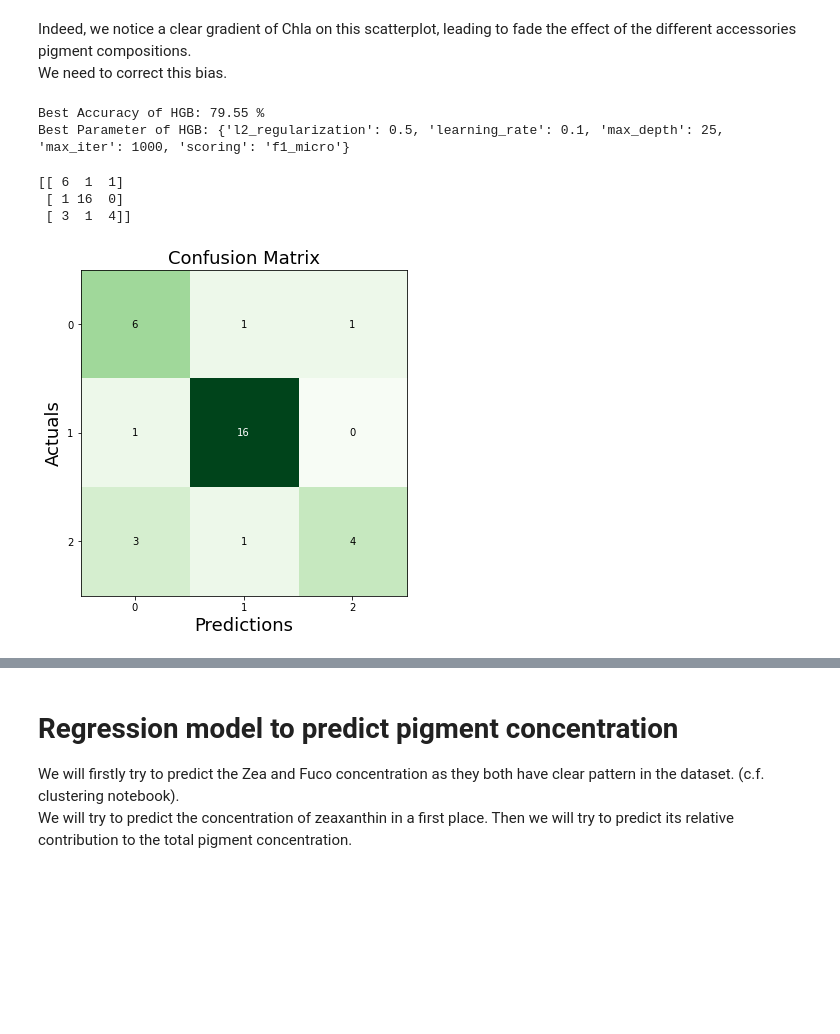
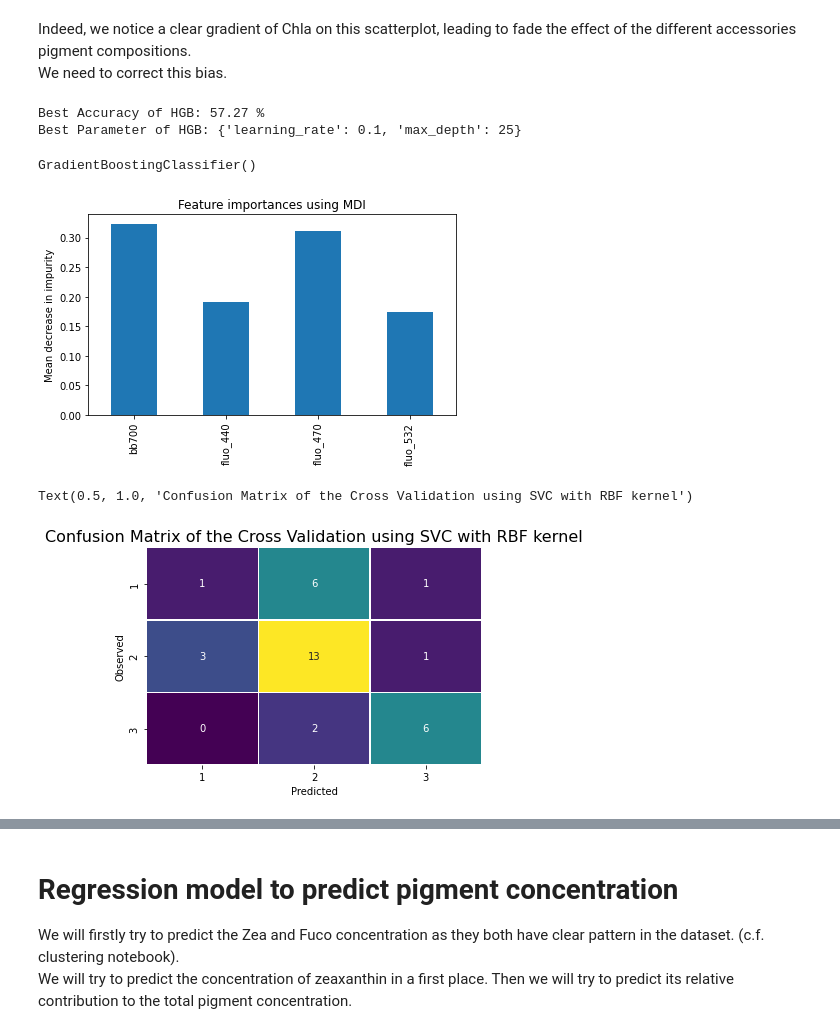
Before and after one commit to Flavi1P/Multispectral-Fluorescence, a Jupyter notebook: Boussole/Scripts/svc_bouss.ipynb, the cells around one changed output, grey strips where cells are left out. Saved outputs shown, nothing was run; the diff lists cells and outputs as text; code cells hidden in the pictures; blank space fills up the shorter version.

Commit message:
precise the hgc model

```diff
--- a/Boussole/Scripts/svc_bouss.ipynb
+++ b/Boussole/Scripts/svc_bouss.ipynb
@@ -42,34 +42,31 @@ Indeed, we notice a clear gradient of Chla on this scatterplot, leading to fade
 We need to correct this bias.
 # %%
 #use the bbp to erase the chla effect
-data = data.assign(f440_bbp = lambda x: x['fluo_440']/x['cdom'],
-                f470_bbp= lambda x: x['fluo_470']/x['cdom'],
-                f532_bbp = lambda x: x['fluo_532']/x['cdom'],
+data = data.assign(f440_bbp = lambda x: x['fluo_440']/x['bb700'],
+                f470_bbp= lambda x: x['fluo_470']/x['bb700'],
+                f532_bbp = lambda x: x['fluo_532']/x['bb700'],
                 f440b_f470b = lambda x: x['f440_bbp']/x['f470_bbp'],
                 f532b_f470b = lambda x: x['f532_bbp']/x['f470_bbp'],
                 f532_f440 = lambda x: x['fluo_532']/x['fluo_440'])
 # %%
 from sklearn.experimental import enable_hist_gradient_boosting
-from sklearn.ensemble import HistGradientBoostingClassifier
+from sklearn.ensemble import GradientBoostingClassifier
 from sklearn.model_selection import cross_validate
 
-histogram_gradient_boosting = HistGradientBoostingClassifier()
+gradient_boosting = GradientBoostingClassifier()
 # %%
 from sklearn.model_selection import GridSearchCV
 from sklearn.model_selection import StratifiedKFold
 
-new_descriptors = data[["f440_f470", "f532_f470", "bb700", "cdom", "temp"]]
+new_descriptors = data[["bb700", "fluo_440", "fluo_470", "fluo_532"]]
 
 
-parameters_hgb = [{'max_iter': [1000],
-                'learning_rate': [0.1],
-                'max_depth' : [25],
-                'l2_regularization': [0.5],
-                'scoring': ['f1_micro']}]
+parameters_hgb = [{'learning_rate': [0.1],
+                'max_depth' : [25]}]
 
 cv = StratifiedKFold(n_splits=10)
 
-grid_search_hgb = GridSearchCV(estimator = histogram_gradient_boosting,
+grid_search_hgb = GridSearchCV(estimator = gradient_boosting,
                            param_grid = parameters_hgb,
                            scoring = 'accuracy',
                            cv = cv,
@@ -80,8 +77,28 @@ best_paramaeter_hgb = grid_search_hgb.best_params_
 print("Best Accuracy of HGB: {:.2f} %".format(best_accuracy_hgb.mean()*100))
 print("Best Parameter of HGB:", best_paramaeter_hgb)
 # %% [output]
-Best Accuracy of HGB: 79.55 %
-Best Parameter of HGB: {'l2_regularization': 0.5, 'learning_rate': 0.1, 'max_depth': 25, 'max_iter': 1000, 'scoring': 'f1_micro'}
+Best Accuracy of HGB: 57.27 %
+Best Parameter of HGB: {'learning_rate': 0.1, 'max_depth': 25}
+# %%
+from sklearn.feature_selection import SelectFromModel
+gradient_boosting.fit(new_descriptors, target)
+# %% [output]
+GradientBoostingClassifier()
+# %%
+model = SelectFromModel(gradient_boosting, prefit=True)
+importances = gradient_boosting.feature_importances_
+
+feature_names = ["bb700", "fluo_440", "fluo_470", "fluo_532"]
+
+forest_importances = pd.Series(importances, index=feature_names)
+
+fig, ax = plt.subplots()
+forest_importances.plot.bar(ax = ax)
+ax.set_title("Feature importances using MDI")
+ax.set_ylabel("Mean decrease in impurity")
+fig.tight_layout()
+# %% [output]
+[figure, added]
 # %%
 from sklearn.model_selection import train_test_split
 X_train, X_test, y_train, y_test = train_test_split(new_descriptors, target, test_size =0.3, stratify = target)
@@ -90,21 +107,25 @@ X_train, X_test, y_train, y_test = train_test_split(new_descriptors, target, tes
 
 grid_search_hgb.fit(X_train,y_train)
 y_pred_hgb = grid_search_hgb.predict(X_test)
-# %%
-from sklearn.metrics import confusion_matrix, accuracy_score, roc_auc_score
-cm_hgb = confusion_matrix(y_test, y_pred_hgb)
-print(cm_hgb)
-from mlxtend.plotting import plot_confusion_matrix
-fig, ax = plot_confusion_matrix(conf_mat=cm_hgb, figsize=(6, 6), cmap=plt.cm.Greens)
-plt.xlabel('Predictions', fontsize=18)
-plt.ylabel('Actuals', fontsize=18)
-plt.title('Confusion Matrix', fontsize=18)
-plt.show()
-# %% [output]
-[[ 6  1  1]
- [ 1 16  0]
- [ 3  1  4]]
-[figure, removed]
+# %%
+from sklearn.metrics import confusion_matrix, accuracy_score, roc_auc_score
+cm_hgb = confusion_matrix(y_test, y_pred_hgb)
+
+#Plot the confusion Matrix
+import matplotlib.pyplot as plt
+import seaborn as sns
+
+ax = sns.heatmap(cm_hgb, linewidths = 0.5, cmap = "viridis", annot = cm_hgb, cbar = False)
+ax.set_xticks([0.5, 1.5, 2.5])
+ax.set_yticks([0.5, 1.5, 2.5])
+ax.set_xticklabels(['1','2','3'])
+ax.set_yticklabels(['1', '2', '3'])
+plt.xlabel("Predicted")
+plt.ylabel("Observed")
+plt.title('Confusion Matrix of the Cross Validation using SVC with RBF kernel', fontdict={'fontsize': 16, 'fontweight': 'medium'})
+# %% [output]
+Text(0.5, 1.0, 'Confusion Matrix of the Cross Validation using SVC with RBF kernel')
+[figure, added]
 # %%
 from sklearn.metrics import precision_score
 from sklearn.metrics import recall_score
```
Also changed, not shown: parts of 6 cells of this notebook, 2 other files.
